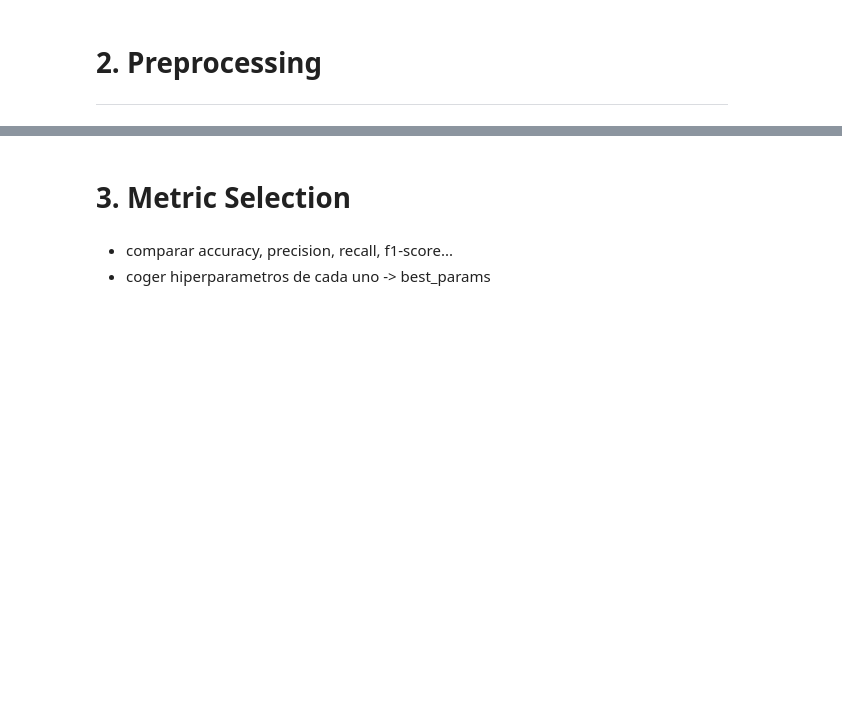
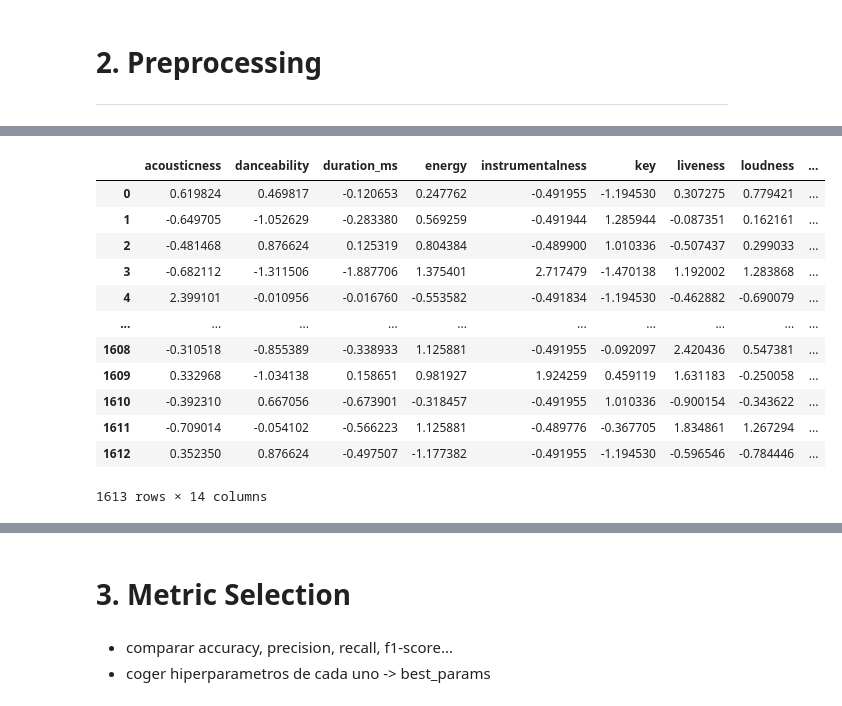
Before and after one commit to laranyeta/APC-Kaggle, a Jupyter notebook: APC_Kaggle_SpotifySongAttributes.ipynb, the cells around one changed output, grey strips where cells are left out. Cells and saved outputs as stored; diff of their text form; code cells hidden in the pictures; blank space fills up the shorter version.

```diff
--- a/APC_Kaggle_SpotifySongAttributes.ipynb
+++ b/APC_Kaggle_SpotifySongAttributes.ipynb
@@ -207,0 +222,25 @@ X_test = X_test.reset_index(drop=True)
+# %%
+from sklearn.preprocessing import StandardScaler
+
+nom_atributs = X.columns
+
+normalitzador = StandardScaler()
+
+X_train = pd.DataFrame(normalitzador.fit_transform(X_train), columns=nom_atributs)
+X_test = pd.DataFrame(normalitzador.transform(X_test), columns=nom_atributs)
+
+X_train
+# %% [output]
+|  | acousticness | danceability | duration_ms | energy | instrumentalness | key | liveness | loudness | ... |
+| 0 | 0.619824 | 0.469817 | -0.120653 | 0.247762 | -0.491955 | -1.194530 | 0.307275 | 0.779421 | ... |
+| 1 | -0.649705 | -1.052629 | -0.283380 | 0.569259 | -0.491944 | 1.285944 | -0.087351 | 0.162161 | ... |
+| 2 | -0.481468 | 0.876624 | 0.125319 | 0.804384 | -0.489900 | 1.010336 | -0.507437 | 0.299033 | ... |
+| 3 | -0.682112 | -1.311506 | -1.887706 | 1.375401 | 2.717479 | -1.470138 | 1.192002 | 1.283868 | ... |
+| 4 | 2.399101 | -0.010956 | -0.016760 | -0.553582 | -0.491834 | -1.194530 | -0.462882 | -0.690079 | ... |
+| ... | ... | ... | ... | ... | ... | ... | ... | ... | ... |
+| 1608 | -0.310518 | -0.855389 | -0.338933 | 1.125881 | -0.491955 | -0.092097 | 2.420436 | 0.547381 | ... |
+| 1609 | 0.332968 | -1.034138 | 0.158651 | 0.981927 | 1.924259 | 0.459119 | 1.631183 | -0.250058 | ... |
+| 1610 | -0.392310 | 0.667056 | -0.673901 | -0.318457 | -0.491955 | 1.010336 | -0.900154 | -0.343622 | ... |
+| 1611 | -0.709014 | -0.054102 | -0.566223 | 1.125881 | -0.489776 | -0.367705 | 1.834861 | 1.267294 | ... |
+| 1612 | 0.352350 | 0.876624 | -0.497507 | -1.177382 | -0.491955 | -1.194530 | -0.596546 | -0.784446 | ... |
+1613 rows × 14 columns
```
Also changed, not shown: parts of 14 cells of this notebook.
